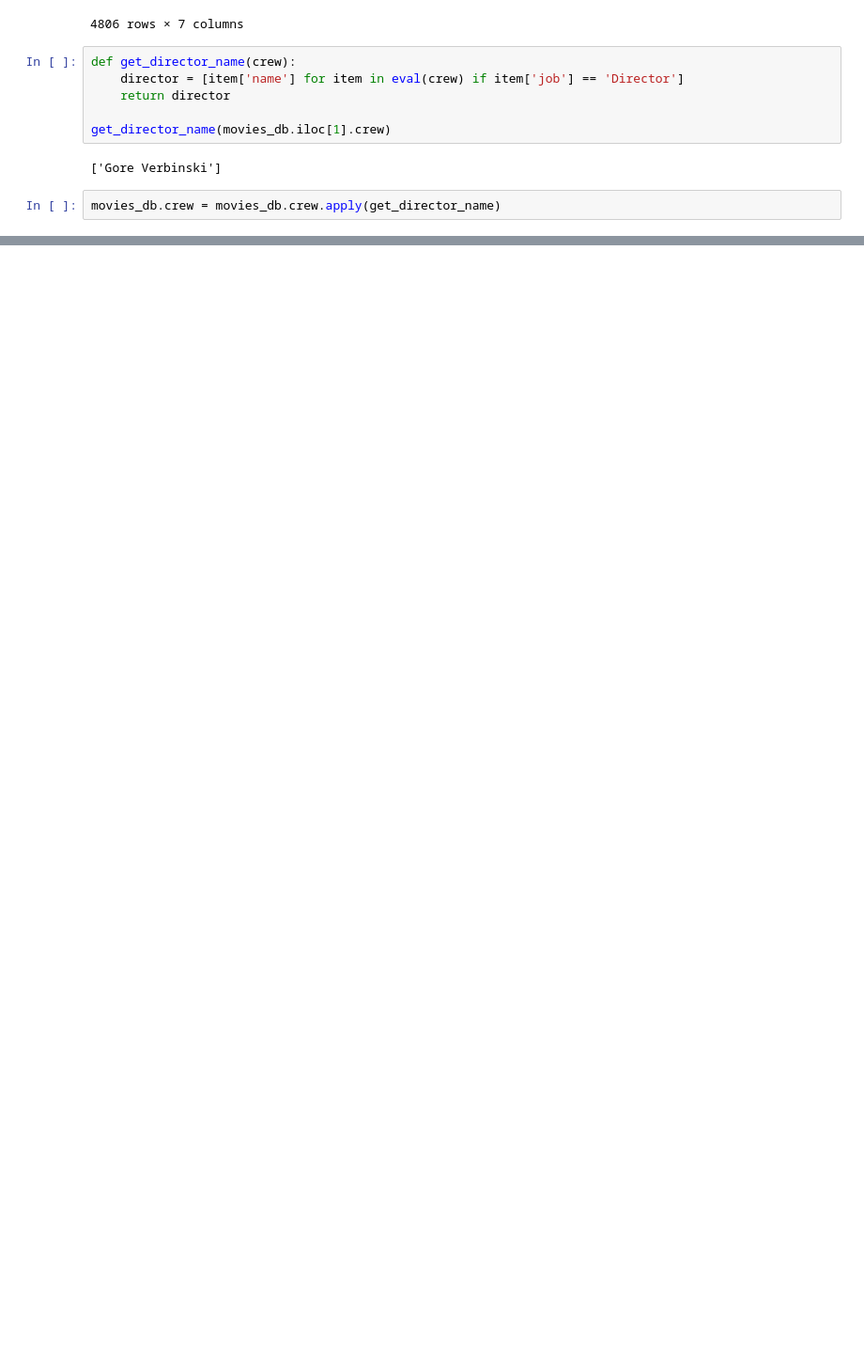
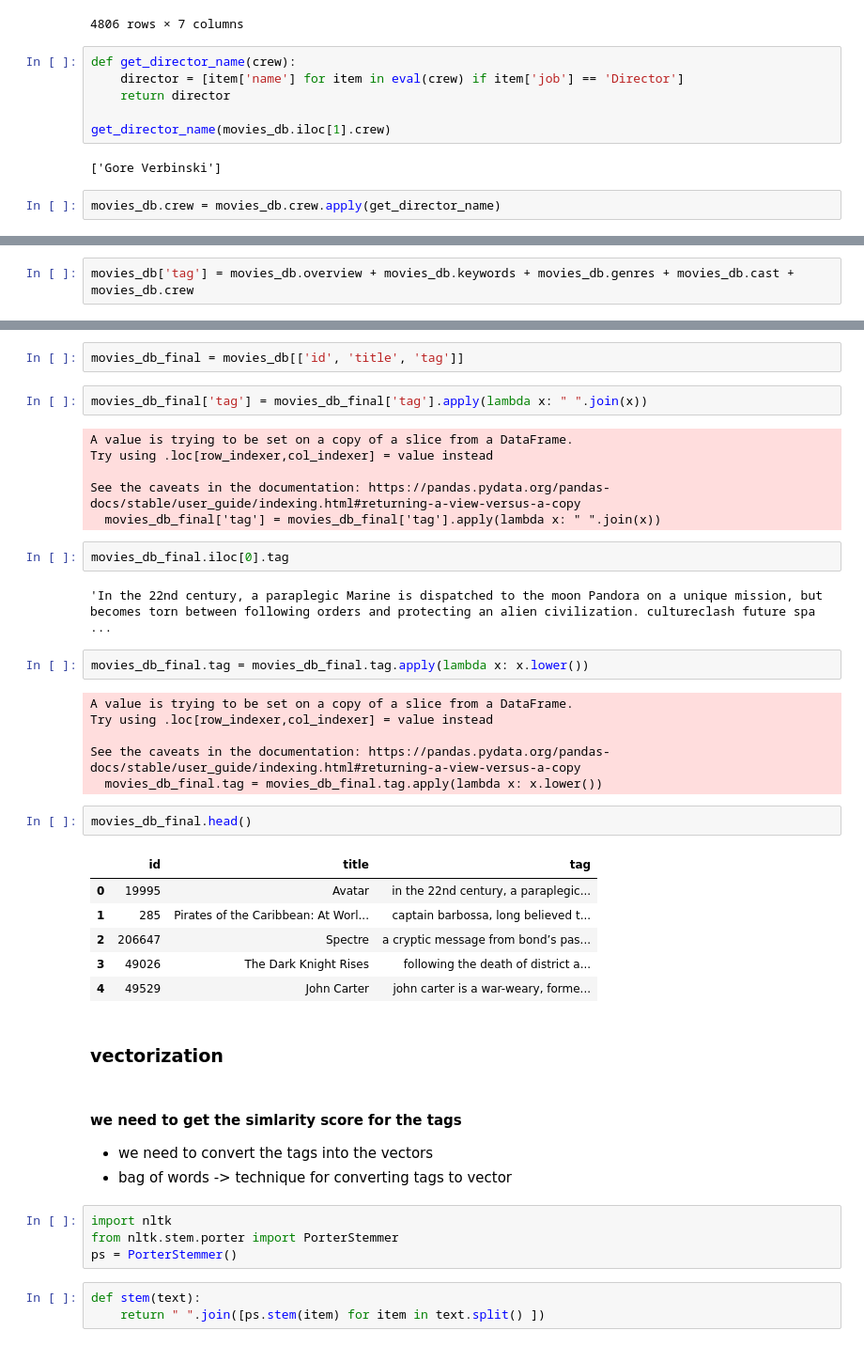
Before and after one commit to UpendraSinghRathore85/ML-Projects, a Jupyter notebook: movie-recommender-system/movie-recommender-system.ipynb, the cells around one changed output, grey strips where cells are left out. Shown: that part at 94% size. Cells and saved outputs as stored; diff of their text form; blank space fills up the shorter version.

```diff
--- a/movie-recommender-system/movie-recommender-system.ipynb
+++ b/movie-recommender-system/movie-recommender-system.ipynb
@@ -332 +379,3 @@ movies_db
 4806 rows × 7 columns
+# %%
+movies_db['tag'] = movies_db.overview + movies_db.keywords + movies_db.genres + movies_db.cast + movies_db.crew
@@ -332,0 +389,44 @@ movies_db
+# %%
+movies_db_final = movies_db[['id', 'title', 'tag']]
+# %%
+movies_db_final['tag'] = movies_db_final['tag'].apply(lambda x: " ".join(x))
+# %% [output]
+A value is trying to be set on a copy of a slice from a DataFrame.
+Try using .loc[row_indexer,col_indexer] = value instead
+
+See the caveats in the documentation: https://pandas.pydata.org/pandas-docs/stable/user_guide/indexing.html#returning-a-view-versus-a-copy
+  movies_db_final['tag'] = movies_db_final['tag'].apply(lambda x: " ".join(x))
+# %%
+movies_db_final.iloc[0].tag
+# %% [output]
+'In the 22nd century, a paraplegic Marine is dispatched to the moon Pandora on a unique mission, but becomes torn between following orders and protecting an alien civilization. cultureclash future spa ...
+# %%
+movies_db_final.tag = movies_db_final.tag.apply(lambda x: x.lower())
+# %% [output]
+A value is trying to be set on a copy of a slice from a DataFrame.
+Try using .loc[row_indexer,col_indexer] = value instead
+
+See the caveats in the documentation: https://pandas.pydata.org/pandas-docs/stable/user_guide/indexing.html#returning-a-view-versus-a-copy
+  movies_db_final.tag = movies_db_final.tag.apply(lambda x: x.lower())
+# %%
+movies_db_final.head()
+# %% [output]
+|  | id | title | tag |
+| 0 | 19995 | Avatar | in the 22nd century, a paraplegic... |
+| 1 | 285 | Pirates of the Caribbean: At Worl... | captain barbossa, long believed t... |
+| 2 | 206647 | Spectre | a cryptic message from bond’s pas... |
+| 3 | 49026 | The Dark Knight Rises | following the death of district a... |
+| 4 | 49529 | John Carter | john carter is a war-weary, forme... |
+# %% [markdown]
+### vectorization
+# %% [markdown]
+#### we need to get the simlarity score for the tags
+* we need to convert the tags into the vectors
+* bag of words -> technique for converting tags to vector
+# %%
+import nltk
+from nltk.stem.porter import PorterStemmer
+ps = PorterStemmer()
+# %%
+def stem(text):
+    return " ".join([ps.stem(item) for item in text.split() ])
```
Also changed, not shown: parts of 31 cells of this notebook.
